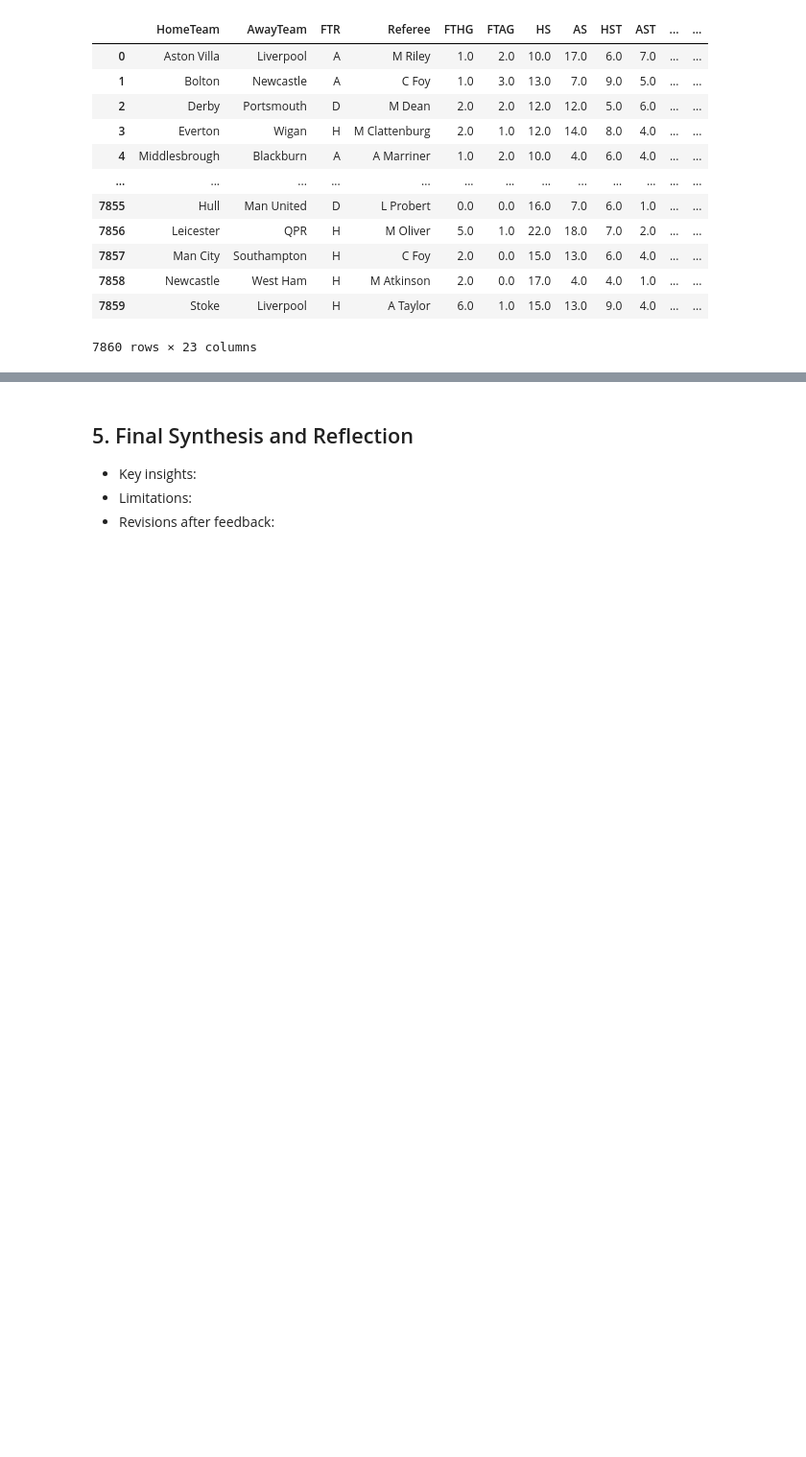
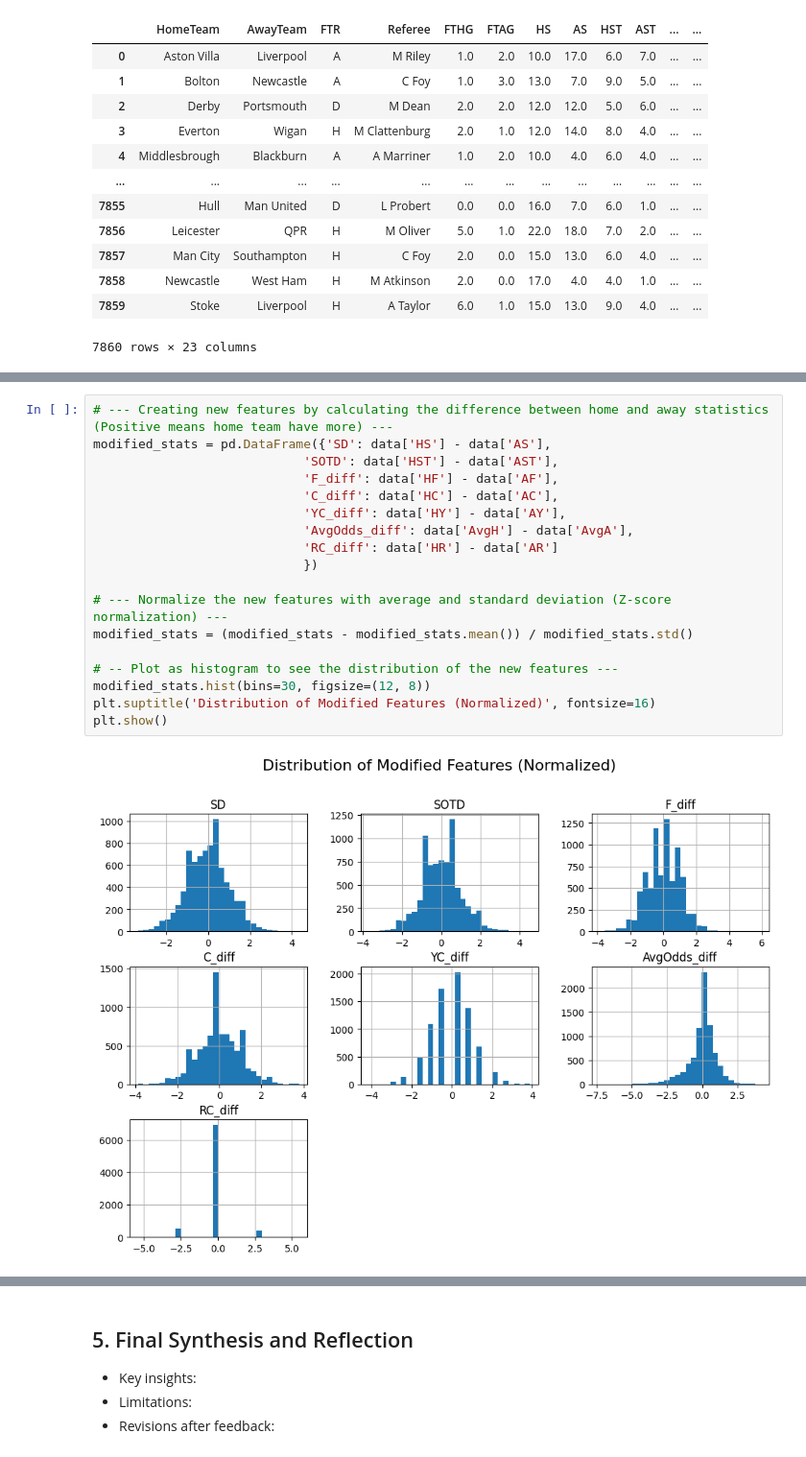
Before and after one commit to frederik007hb/Data-Mining, a Jupyter notebook: Group29_Checkpoint 1.ipynb, the cells around one changed output, grey strips where cells are left out. Shown at 96% size. Saved outputs shown, nothing was run; the diff lists cells and outputs as text; blank space fills up the shorter version.

```diff
--- a/Group29_Checkpoint 1.ipynb
+++ b/Group29_Checkpoint 1.ipynb
@@ -264,0 +239,20 @@ patterns = None
+# %%
+# --- Creating new features by calculating the difference between home and away statistics (Positive means home team have more) ---
+modified_stats = pd.DataFrame({'SD': data['HS'] - data['AS'],
+                            'SOTD': data['HST'] - data['AST'],
+                            'F_diff': data['HF'] - data['AF'],
+                            'C_diff': data['HC'] - data['AC'],
+                            'YC_diff': data['HY'] - data['AY'],
+                            'AvgOdds_diff': data['AvgH'] - data['AvgA'],
+                            'RC_diff': data['HR'] - data['AR']
+                            })
+
+# --- Normalize the new features with average and standard deviation (Z-score normalization) ---
+modified_stats = (modified_stats - modified_stats.mean()) / modified_stats.std()
+
+# -- Plot as histogram to see the distribution of the new features ---
+modified_stats.hist(bins=30, figsize=(12, 8))
+plt.suptitle('Distribution of Modified Features (Normalized)', fontsize=16)
+plt.show()
+# %% [output]
+[figure, added]
```
Also changed, not shown: parts of 38 cells of this notebook, 1 other file.
